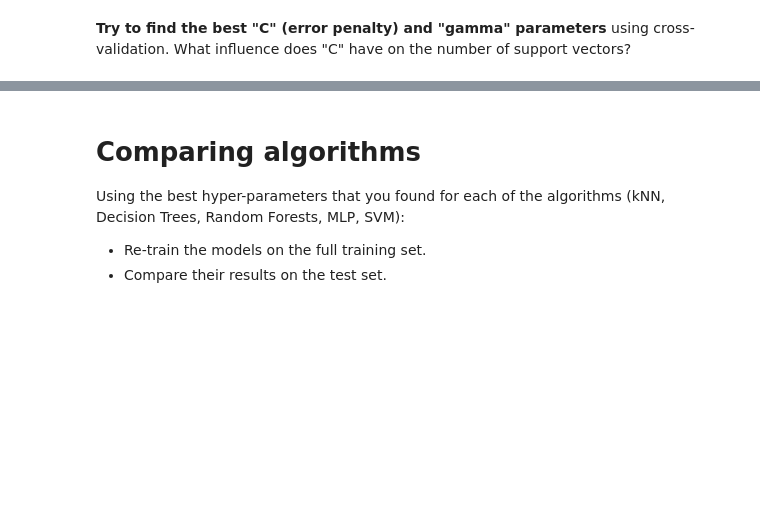
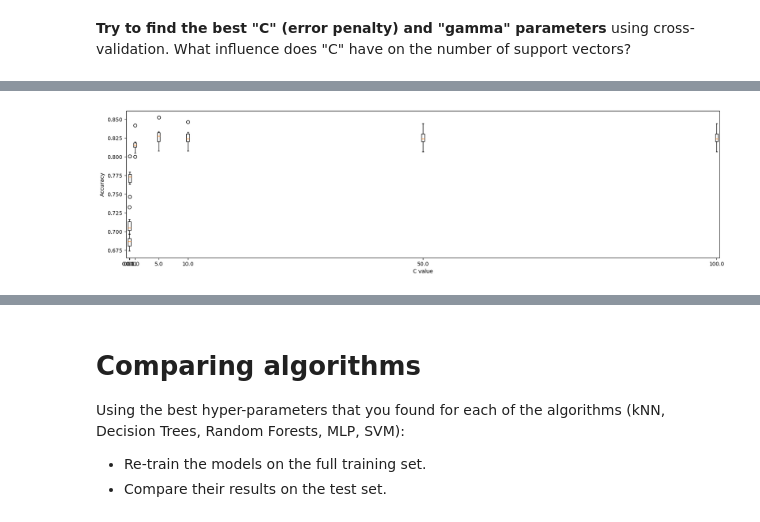
Before and after one commit to Raspberree/info-h-501, a Jupyter notebook: docs/LABS/ML3_SVM.ipynb, the cells around one changed output, grey strips where cells are left out. Cells and saved outputs as stored; diff of their text form; code cells hidden in the pictures; blank space fills up the shorter version.

```diff
--- a/docs/LABS/ML3_SVM.ipynb
+++ b/docs/LABS/ML3_SVM.ipynb
@@ -53,0 +50,19 @@ from sklearn import grid
+# %%
+# -- Your code here -- #
+from sklearn.model_selection import cross_val_score
+from sklearn.metrics import accuracy_score
+import numpy as np
+
+# Study of C
+c_vals = [0.001, 0.01, 0.1, 1, 5, 10, 50, 100]
+all_splits_score = []
+#all_splits_all_sv = []
+#all_splits_per_class_sv = []
+
+for c in c_vals:
+    clf = SVC(C=c)
+    scores = cross_val_score(estimator=clf, X=X_train, y=y_train, cv=10)
+    all_splits_score.append(scores)
+    #all_support_vectors = clf.support_vectors_
+    #vectors_per_class = clf.n_support_
+    print(f"C = {c} : accuracy = {np.mean(scores):.04f} +/- {np.std(scores):.04f}") #,\tall_support_vectors : {clf.support_vectors_.shape},\tsupport vectors per class : {clf.n_support_.shape}")
@@ -53,0 +78,11 @@ from sklearn import grid
+# %%
+# plotting
+import matplotlib.pyplot as plt
+plt.figure(figsize=(20,5))
+plt.boxplot(x=all_splits_score, positions=c_vals)
+
+plt.xlabel("C value")
+plt.ylabel("Accuracy")
+plt.show()
+# %% [output]
+[figure, added]
```
Also changed, not shown: parts of 10 cells of this notebook, 2 other files.
